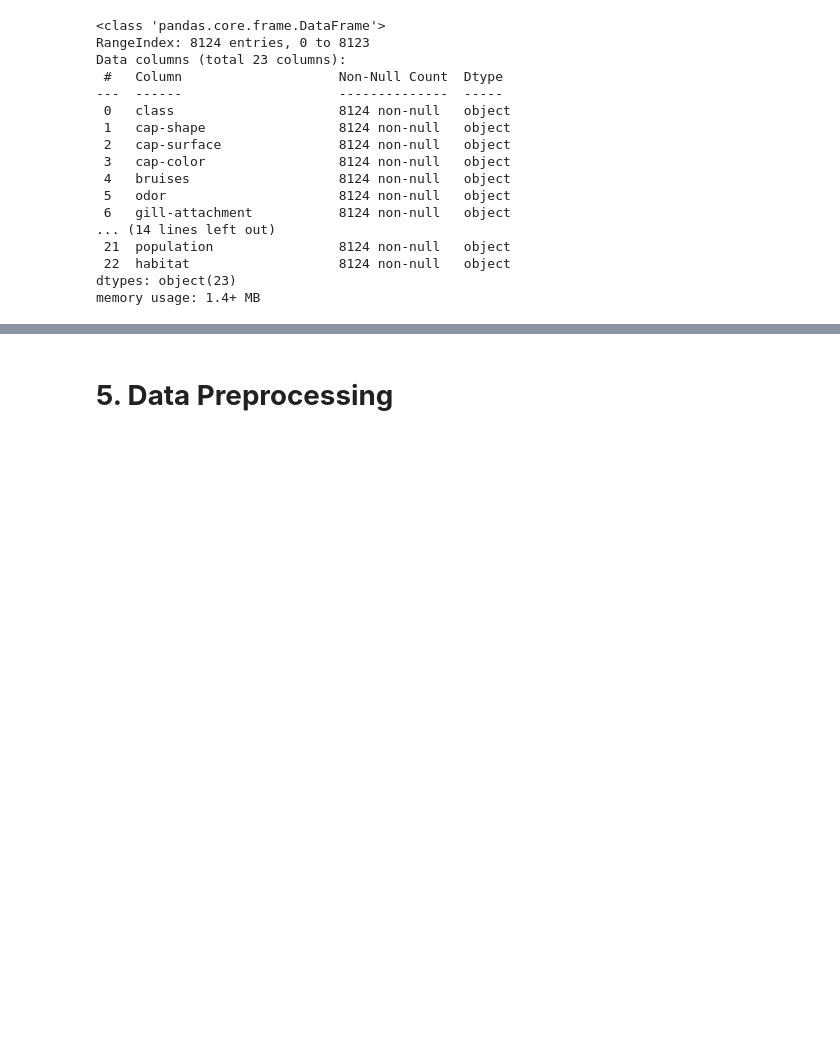
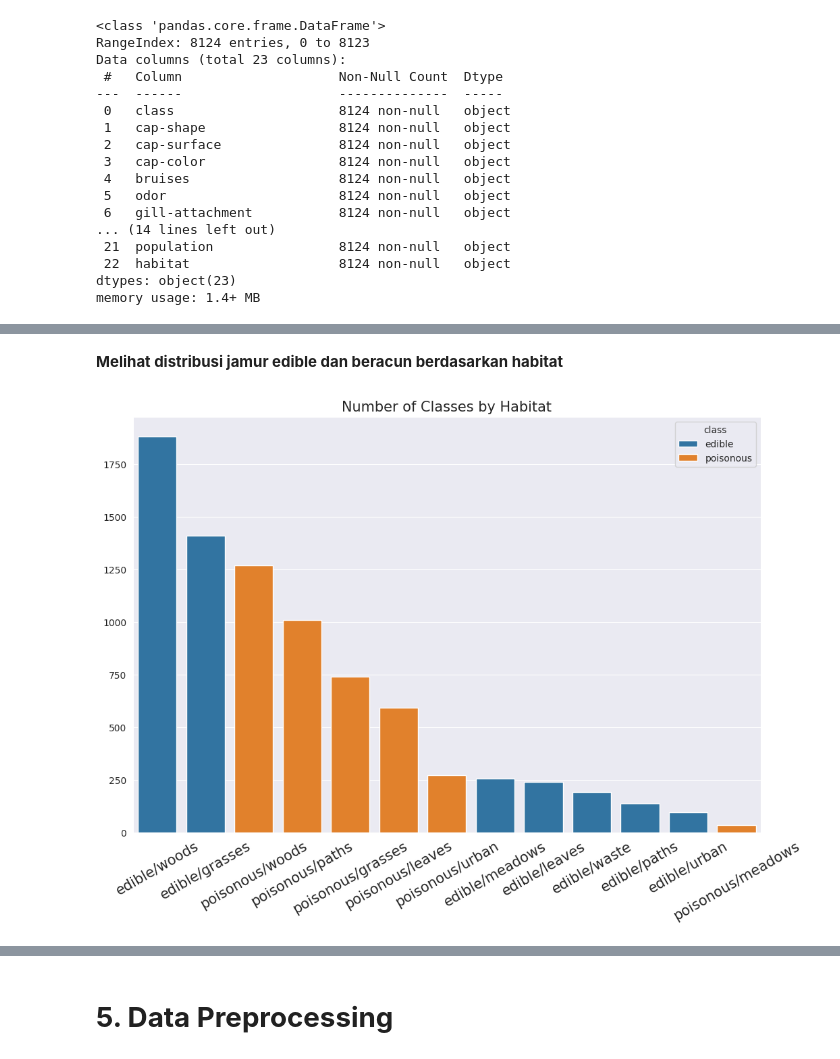
Before and after one commit to Refanz/Eksperimen_SML_Refan, a Jupyter notebook: preprocessing/eksperimen_refan.ipynb, the cells around one changed output, grey strips where cells are left out. Cells and saved outputs as stored; diff of their text form; code cells hidden in the pictures; blank space fills up the shorter version.

```diff
--- a/preprocessing/eksperimen_refan.ipynb
+++ b/preprocessing/eksperimen_refan.ipynb
@@ -84,0 +178,49 @@ dtype: int64
+# %% [markdown]
+**Melihat distribusi jamur edible dan beracun berdasarkan habitat**
+# %%
+mushroom_habitat_df = mushroom_df.groupby(by=['class', 'habitat']).agg(
+    class_count=('class', 'count')
+).reset_index()
+
+def habitat_label_to_desc(label):
+    list_habitat = {
+        'g': 'grasses',
+        'l': 'leaves',
+        'm': 'meadows',
+        'p': 'paths',
+        'u': 'urban',
+        'w': 'waste',
+        'd': 'woods'
+    }
+
+    result = None
+
+    for habitat in list_habitat:
+        if label in habitat:
+            result = list_habitat[habitat]
+            break
+
+    return result
+
+mushroom_habitat_df['class'] = mushroom_habitat_df['class'].apply(lambda x: 'edible' if x == 'e' else 'poisonous')
+mushroom_habitat_df['habitat'] = mushroom_habitat_df['habitat'].apply(habitat_label_to_desc)
+
+mushroom_habitat_df['class_habitat'] = mushroom_habitat_df['class'] + '/' + mushroom_habitat_df['habitat']
+
+plt.figure(figsize=(12, 8))
+
+sns.barplot(
+    data=mushroom_habitat_df.sort_values(by='class_count', ascending=False),
+    x='class_habitat',
+    y='class_count',
+    hue='class',
+    errorbar=None,
+)
+
+plt.title("Number of Classes by Habitat", fontsize=15)
+plt.ylabel(None)
+plt.xlabel(None)
+plt.tick_params(axis='x', labelsize=15, rotation=30)
+plt.show()
+# %% [output]
+[figure, added]
```
Also changed, not shown: parts of 21 cells of this notebook.
